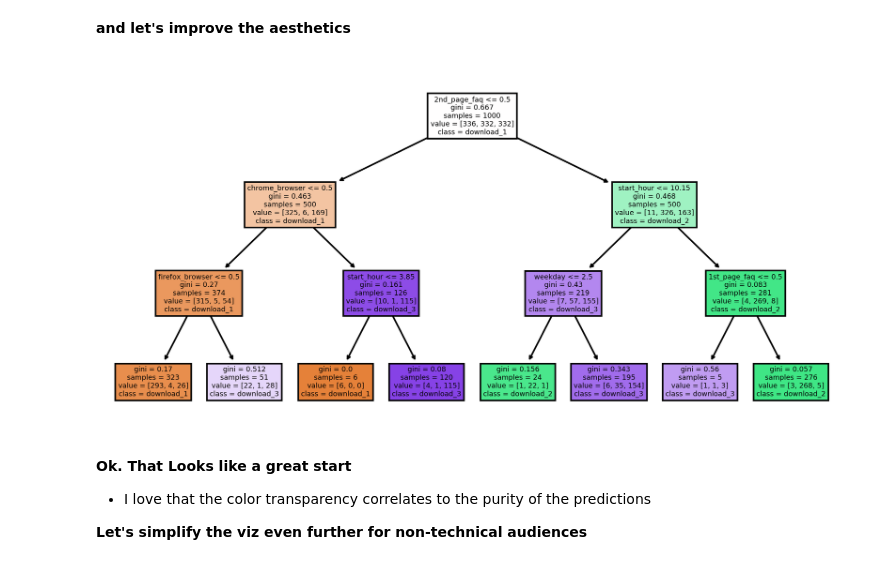
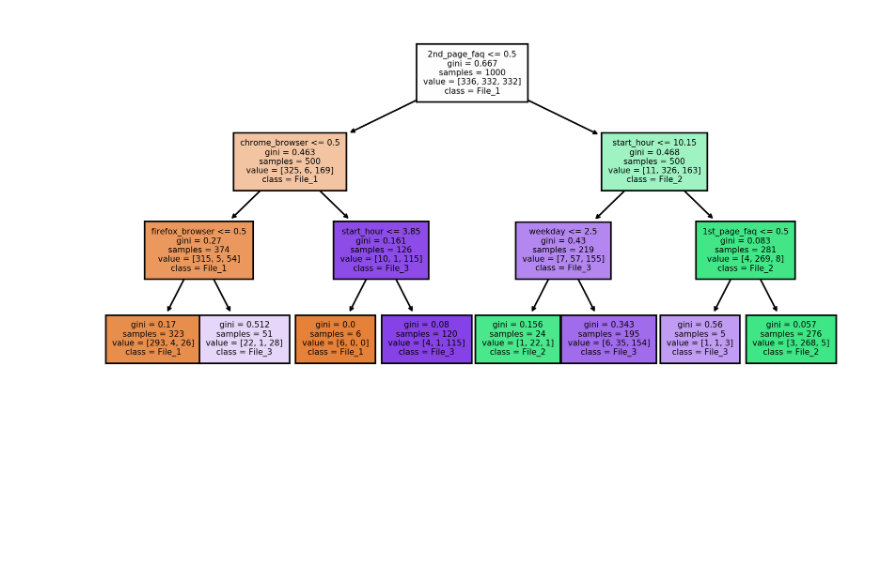
Before and after one commit to paulo-metrostar/intro-clf-trees, a Jupyter notebook: 2.1-understanding-decision-tree-classification.ipynb, the cells around one changed output. Cells and saved outputs as stored; diff of their text form; code cells hidden in the pictures; blank space fills up the shorter version.

```diff
--- a/2.1-understanding-decision-tree-classification.ipynb
+++ b/2.1-understanding-decision-tree-classification.ipynb
@@ -137,32 +89,41 @@ plt.show()
-# %% [markdown]
-**and let's improve the aesthetics**
 # %%
+# instantiate a decision tree classifier
+classifier = DecisionTreeClassifier(
+    # use an integer to ensure reproducible results
+    random_state = 1,
+    # declare how manny levels we want the tree to have (we'll start with 3 for simplicity)
+    max_depth = 3
+)
+# fit the model to the data
+classifier.fit(
+    # data without the target
+    web_sesh_df.drop(columns = ['TARGET_DOWNLOAD']),
+    # target labels/classes
+    web_sesh_df['TARGET_DOWNLOAD']
+)
+
 # define a figure and axes to plot in
 fig, axes = plt.subplots(
-    # one by one grid of subplots
+    # one by one grid of subplots (aka one plot)
     1,1,
     # size of the figure
     figsize = (8,4),
     # dots per inch
     dpi = 300
 )
 
 # plot the tree again
 tree.plot_tree(
     # declare the tree to plot
     classifier,
-    # feature names, are the column headers
+    # feature names, are the column headers (except for the target column)
     feature_names = web_sesh_df.drop(columns = ['TARGET_DOWNLOAD']).columns,
     # [class_1, class_2, ... class_n]
-    class_names = [f"download_{n+1}" for n in range(len(web_sesh_df['TARGET_DOWNLOAD'].unique()))],
-    # fill in the nodes
-    filled = True
+    class_names = ['File_1', 'File_2', 'File_3'],
+    # fill in the nodes according to how "pure" the predicted set is at each node
+    filled = True,
+    fontsize=5,
 )
 plt.show()
 # %% [output]
-[figure, old version]
+[figure, new version]
-# %% [markdown]
-**Ok. That Looks like a great start**
-- I love that the color transparency correlates to the purity of the predictions
-
-**Let's simplify the viz even further for non-technical audiences**
```
Also changed, not shown: parts of 15 cells of this notebook, 1 other file.
